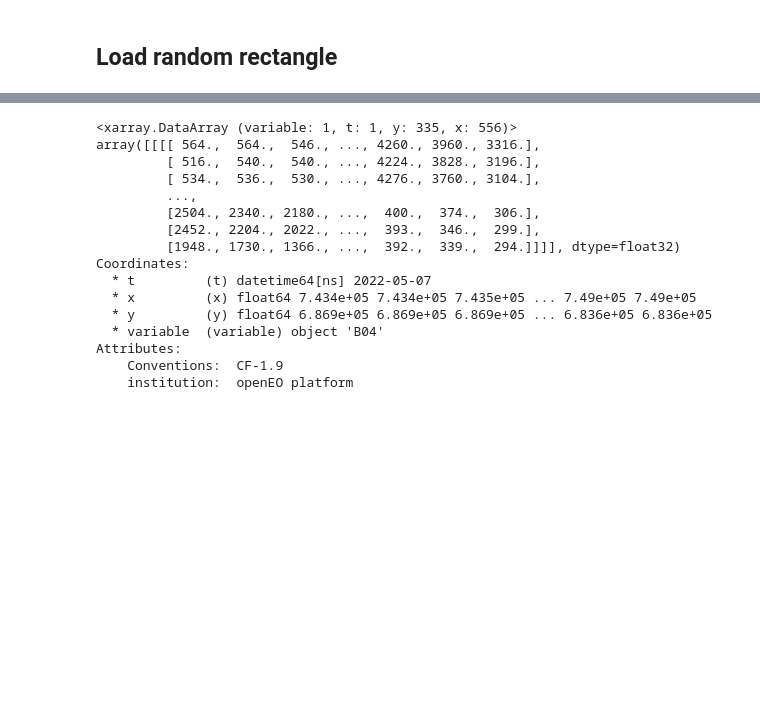
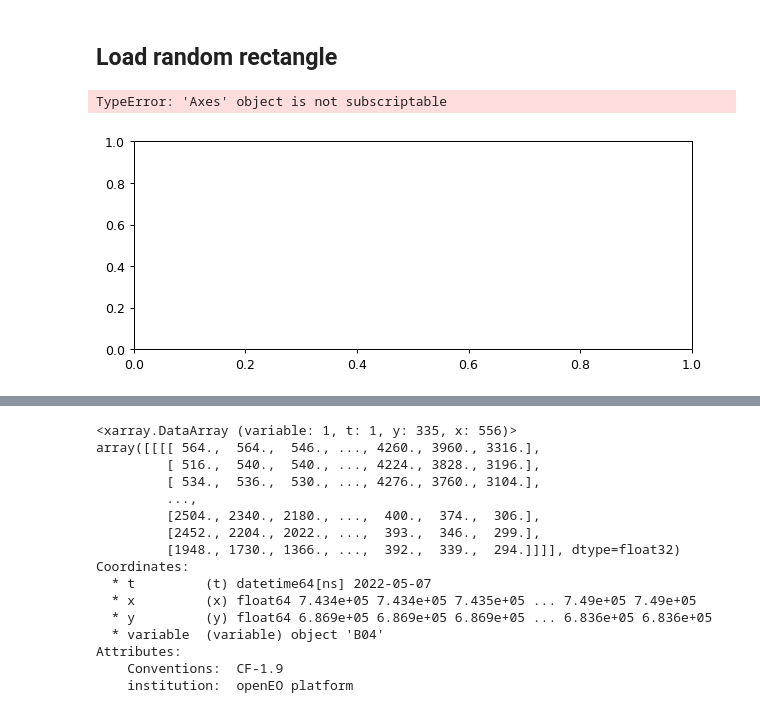
Before and after one commit to TimV11/climathon, a Jupyter notebook: openeo_script.ipynb, the cells around one changed output, grey strips where cells are left out. Cells and saved outputs as stored; diff of their text form; code cells hidden in the pictures; blank space fills up the shorter version.

```diff
--- a/openeo_script.ipynb
+++ b/openeo_script.ipynb
@@ -36,2 +58,10 @@ s2_cube.download("load-raw.nc")
 # %%
 ds = xarray.load_dataset("load-raw.nc")
+# %%
+
+fig, axes = plt.subplots(ncols=1, figsize=(8, 3), dpi=90, sharey=True)
+data[{"t": 0}].plot.imshow(vmin=0, vmax=2000, ax=axes[0])
+data[{"t": -1}].plot.imshow(vmin=0, vmax=2000, ax=axes[1]);
+# %% [output]
+TypeError: 'Axes' object is not subscriptable
+[figure, added]
```
Also changed, not shown: parts of 5 cells of this notebook, 5 other files.
